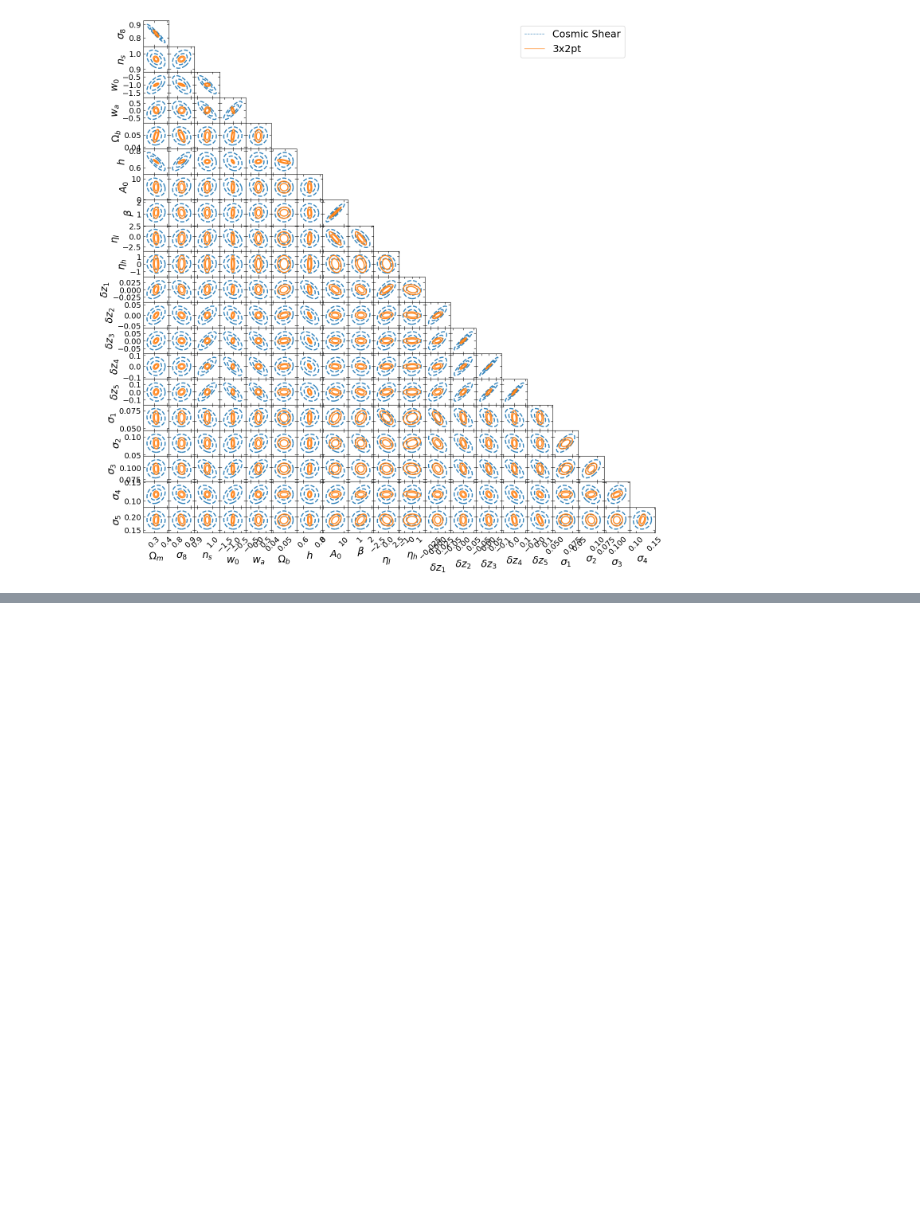
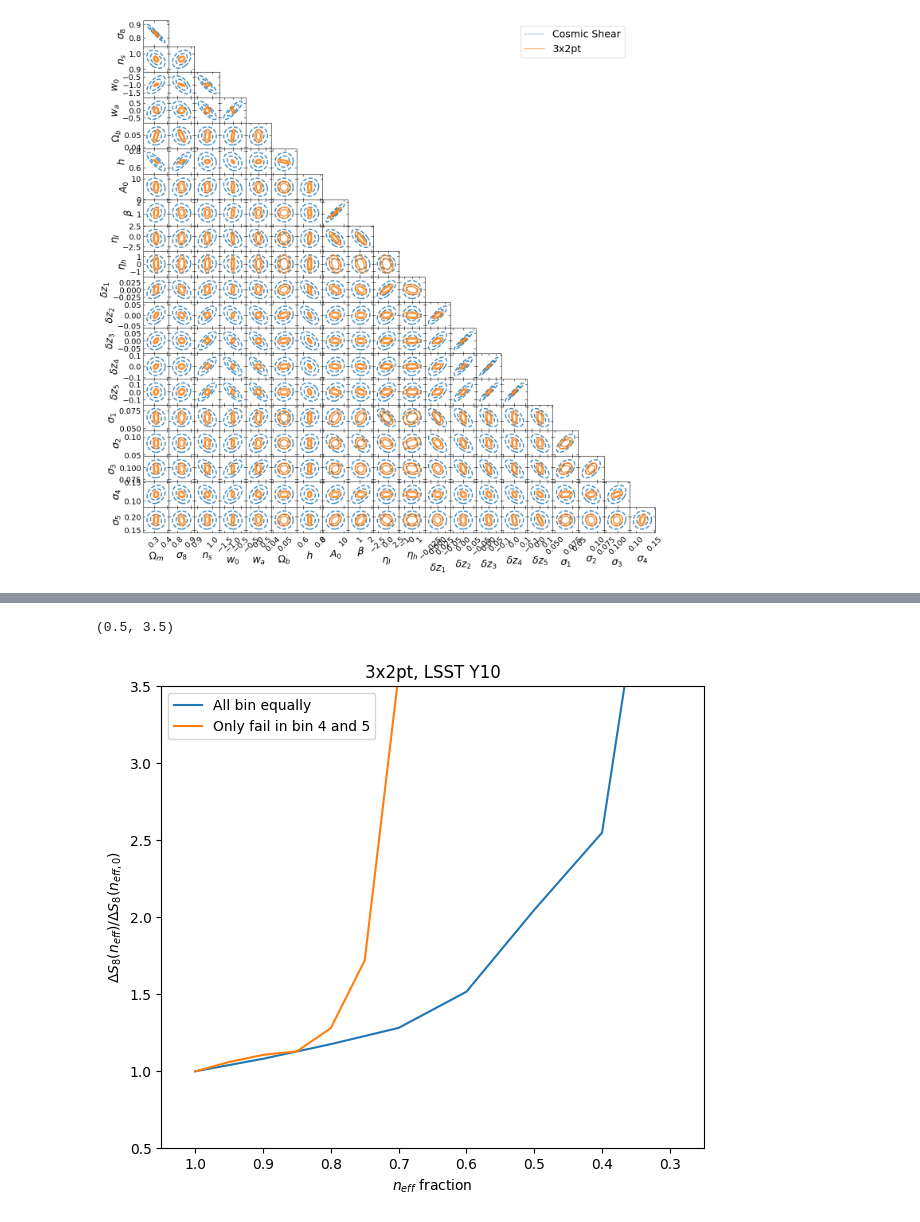
Before and after one commit to LSSTDESC/fisherA2Z, a Jupyter notebook: examples/Tutorial_03_Change_Nz_and_Neff.ipynb, the cells around one changed output, grey strips where cells are left out. Saved outputs shown, nothing was run; the diff lists cells and outputs as text; code cells hidden in the pictures; blank space fills up the shorter version.

Commit message:
add customize n_eff deflation by source tomogrpahic bins

```diff
--- a/examples/Tutorial_03_Change_Nz_and_Neff.ipynb
+++ b/examples/Tutorial_03_Change_Nz_and_Neff.ipynb
@@ -198,0 +282,32 @@ plot_2_contour(f_ss_y10, f_ss_y10.fisher, f_3x2_y10.fisher, finish = 21)
+# %%
+neff_list_drop45 = [1.0, 0.95, 0.9, 0.85, 0.8, 0.75,0.7,0.65]
+s8_err_list_drop45 = []
+om_sigma8_fom_list_drop45 = []
+
+for neff in neff_list_drop45:
+    print(neff)
+
+    f_3x2pt_y10 = Fisher(cosmo, probe='3x2pt', save_deriv='data/obj_deriv_3x2pt_y10_no_outliers.pkl',
+                      overwrite=False, neff_source = [1.0]*3+[1-(1-neff)*5/2, 1-(1-neff)*5/2])
+
+    prior = f_3x2pt_y10.priors.copy()
+    prior_bias_by_1plusz = [0.008, 0.005, 0.003, 0.003, 0.003]
+    prior_sigma_by_1plusz = [0.01, 0.007, 0.0034, 0.0025, 0.0021]
+    prior_outlier = [0.0054, 0.0056, 0.053, 0.0052, 0.0039]
+
+    for i in range(5):
+        prior[f'zbias{i+1}'] = 1/prior_bias_by_1plusz[i]**2
+        prior[f'zvariance{i+1}'] = 1/prior_sigma_by_1plusz[i]**2
+        prior[f'zoutlier{i+1}'] = 1/prior_outlier[i]**2
+
+    f_3x2pt_y10.override_priors(prior)
+
+    f_3x2pt_y10.process()
+
+    om_sigma8 = marginalize(f_3x2pt_y10.fisher, 0, 1)
+    s8_err = get_s8_error(om_sigma8)
+    om_sigma8_fom = fom_2d(om_sigma8)
+    print(s8_err, om_sigma8_fom)
+
+    s8_err_list_drop45.append(s8_err)
+    om_sigma8_fom_list_drop45.append(om_sigma8_fom)
@@ -198,0 +332,15 @@ plot_2_contour(f_ss_y10, f_ss_y10.fisher, f_3x2_y10.fisher, finish = 21)
+# %%
+plt.figure(figsize = (7,6))
+plt.plot(neff_list,s8_err_list/s8_err_list[0], label = 'All bin equally' )
+plt.plot(neff_list_drop45,s8_err_list_drop45/s8_err_list_drop45[0], label = 'Only fail in bin 4 and 5' )
+
+plt.title('3x2pt, LSST Y10')
+
+plt.xlabel(r'$n_{eff}$ fraction')
+plt.ylabel(r'$\Delta S_8 (n_{eff})/ \Delta S_8 (n_{eff,0})$')
+plt.legend()
+plt.xlim(1.05, 0.25)
+plt.ylim(0.5, 3.5)
+# %% [output]
+(0.5, 3.5)
+[figure, added]
```
Also changed, not shown: parts of 14 cells of this notebook, 2 other files.
